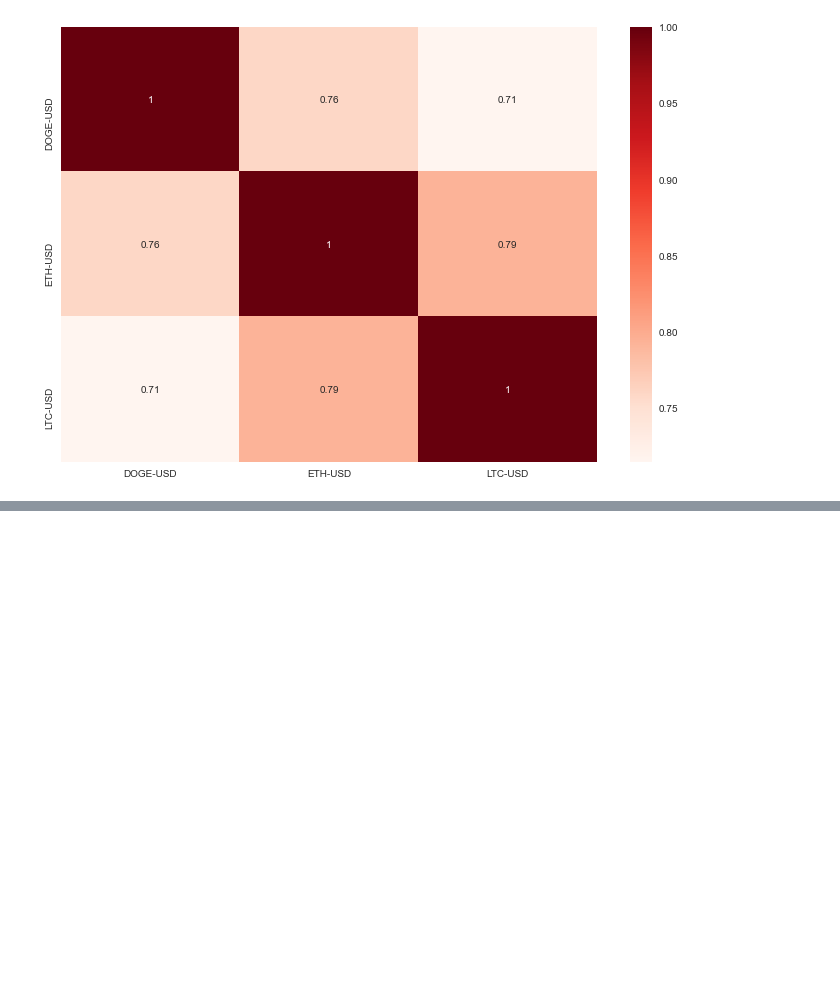
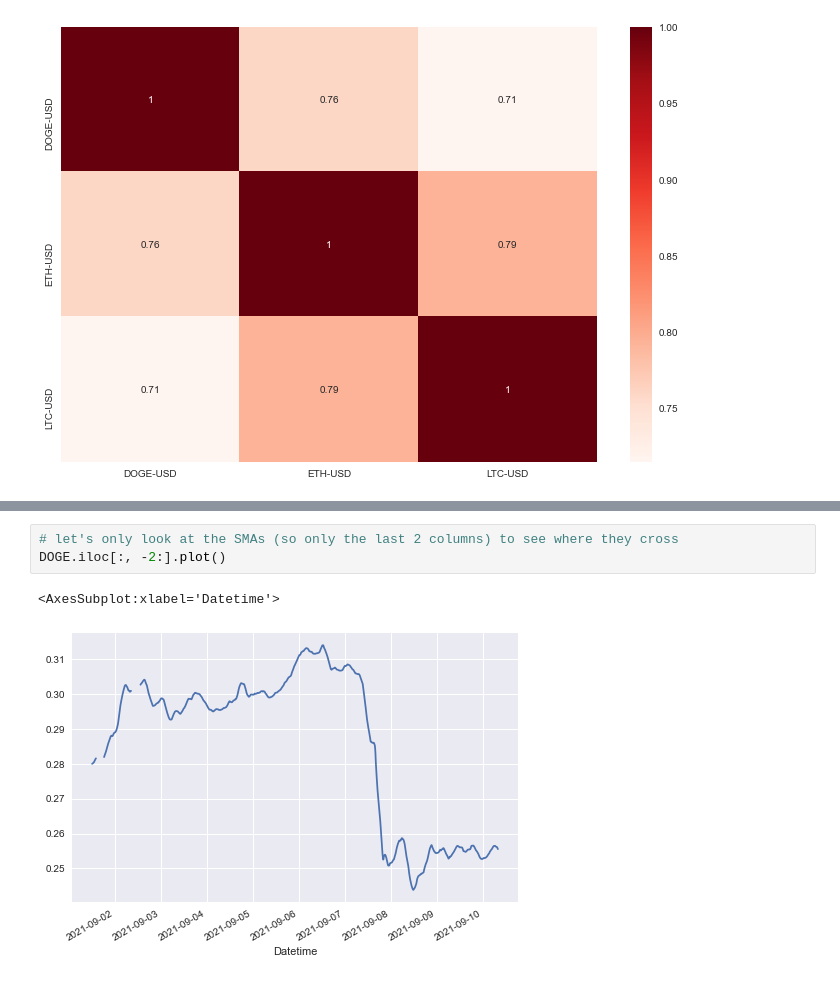
Before and after one commit to nicolasroy11/Algorithmic-Trading---Python, a Jupyter notebook: Stock Performance Analysis.ipynb, the cells around one changed output, grey strips where cells are left out. Cells and saved outputs as stored; diff of their text form; blank space fills up the shorter version.

```diff
--- a/Stock Performance Analysis.ipynb
+++ b/Stock Performance Analysis.ipynb
@@ -277,0 +440,6 @@ plt.show()
+# %%
+# let's only look at the SMAs (so only the last 2 columns) to see where they cross
+DOGE.iloc[:, -2:].plot()
+# %% [output]
+<AxesSubplot:xlabel='Datetime'>
+[figure, added]
```
Also changed, not shown: parts of 16 cells of this notebook.
